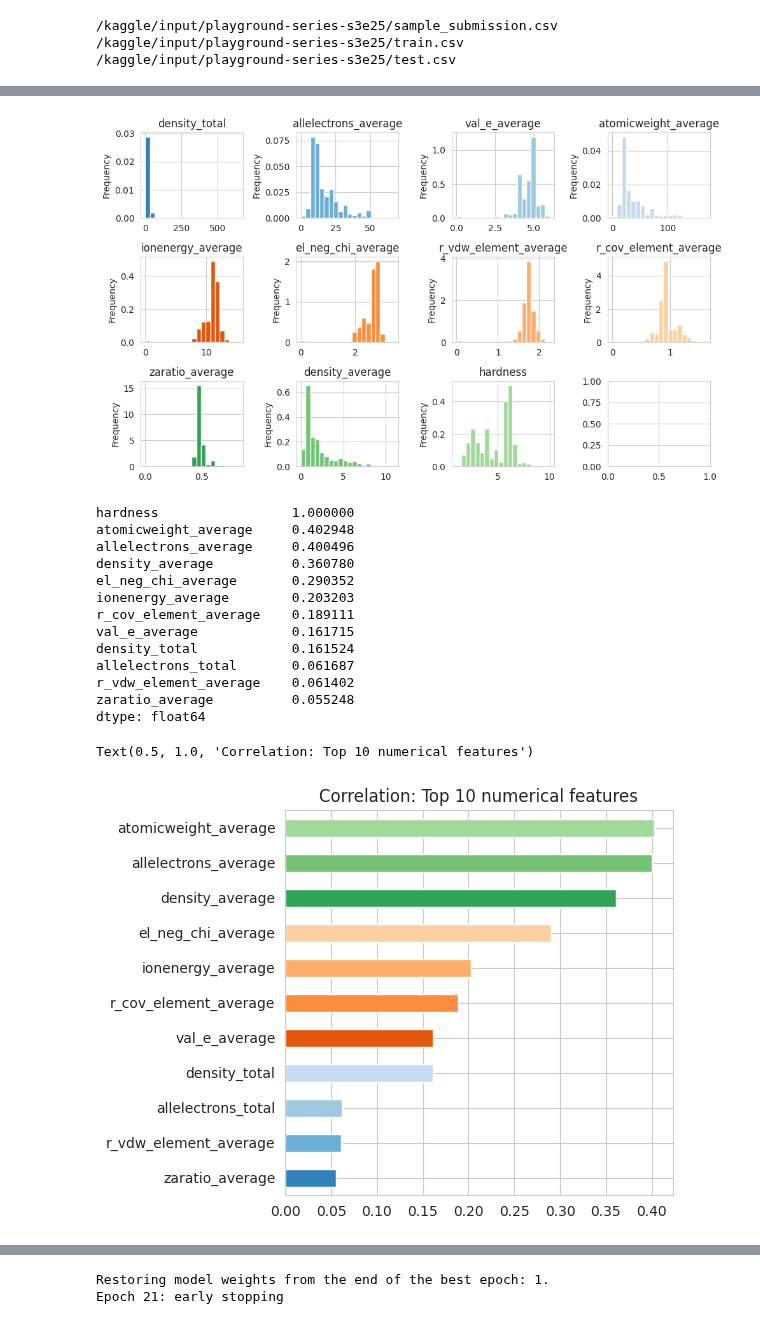
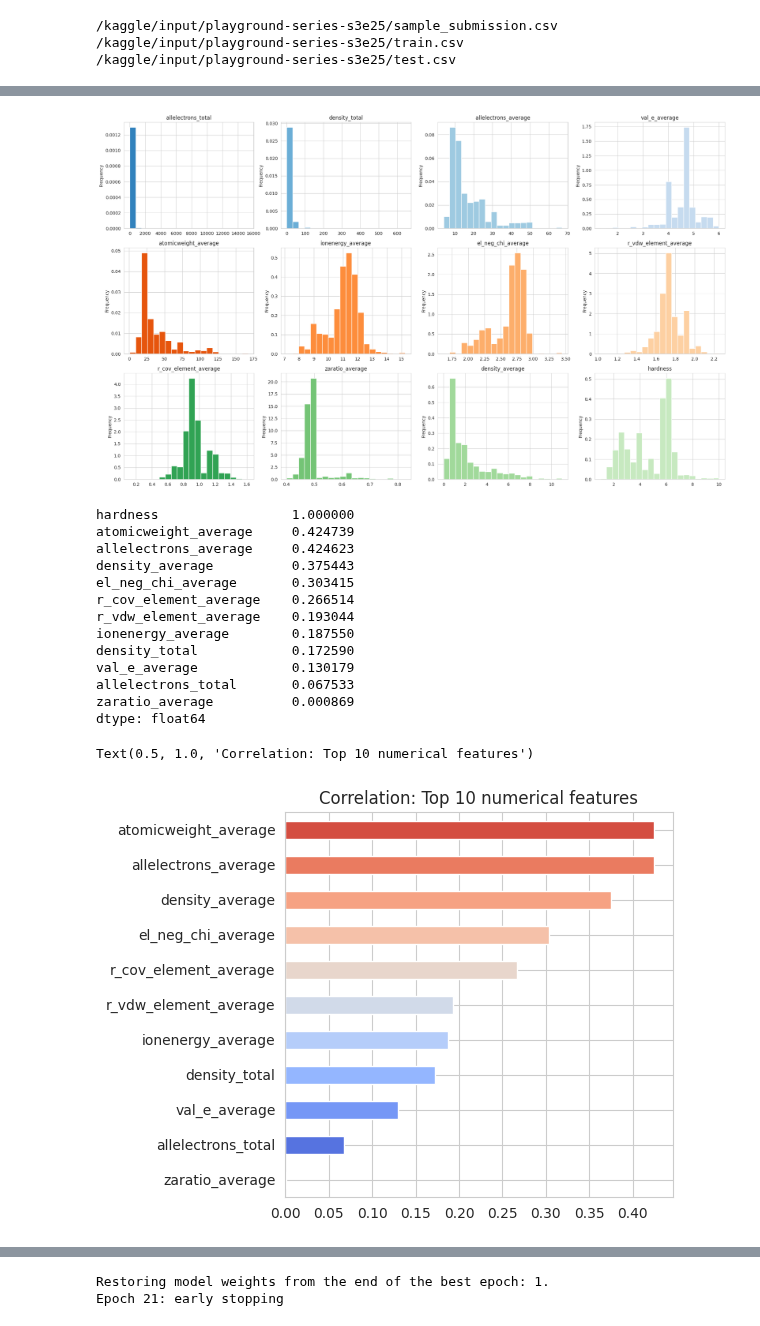
Before and after one commit to abhirup-ghosh/kaggle, a Jupyter notebook: mohs-hardness-fnn-predictor.ipynb, the cells around one changed output, grey strips where cells are left out. Saved outputs shown, nothing was run; the diff lists cells and outputs as text; code cells hidden in the pictures.

```diff
--- a/mohs-hardness-fnn-predictor.ipynb
+++ b/mohs-hardness-fnn-predictor.ipynb
@@ -84,7 +88,7 @@ df_test = pd.read_csv('/kaggle/input/playground-series-s3e25/test.csv')
 #df_train.nunique()
 #df_train.describe().T
 # %%
-def prepare_data(df):
+def prepare_data(df, test=False):
 
     # Make the column names lower-case and uniform
     df.columns = df.columns.str.lower()
@@ -96,7 +100,11 @@ def prepare_data(df):
     #log_cols = ['density_total','atomicweight_average']
     #df[log_cols] = np.log1p(df[log_cols])
 
+    # remove zeros from dataframe
+    if test == False:
+        df = df[~(df.values == 0).any(axis=1)]
+
     return df
 
 df_train = prepare_data(df_train)
-df_test = prepare_data(df_test)
+df_test = prepare_data(df_test, test=True)
@@ -119,20 +118,29 @@ df_train.corr().style.background_gradient(cmap='coolwarm').format(precision=2)
 # %%
 %matplotlib inline
 
 cmap = plt.get_cmap("tab20c")
-colors = cmap(range(df_train.columns[1:].shape[0]))
+colors = cmap(range(df_train.columns.shape[0]))
 
-fig, axs = plt.subplots(ncols=4, nrows=3, figsize=(10, 6))
+fig, axs = plt.subplots(ncols=4, nrows=3, figsize=(20, 12))
 axs = axs.flatten()
 
-for idx, col in enumerate(df_train.columns[1:]):
+for idx, col in enumerate(df_train.columns):
     df_train[col].plot.hist(ax=axs[idx], density=True, bins=20, color=colors[idx])
     axs[idx].set_title(col)
 
 plt.tight_layout()
 # %% [output]
-[figure, old version]
+[figure, new version]
 # %%
+# Define the colormap
+cmap = plt.get_cmap('coolwarm')
+
+# Generate 10 evenly spaced values between 0 and 1
+values = np.linspace(0, 1, len(df_train.columns))
+
+# Get the corresponding colors from the colormap
+colors = cmap(values)
+
 corr = df_train.corrwith(df_train.hardness).abs().sort_values(ascending=False)
 display(corr)
 
@@ -141,17 +149,17 @@ corr[1:][::-1].plot.barh(ax=ax, cmap='tab20c', color=colors)
 ax.set_title('Correlation: Top 10 numerical features')
 # %% [output]
 hardness                 1.000000
-atomicweight_average     0.402948
-allelectrons_average     0.400496
-density_average          0.360780
-el_neg_chi_average       0.290352
-ionenergy_average        0.203203
-r_cov_element_average    0.189111
-val_e_average            0.161715
-density_total            0.161524
-allelectrons_total       0.061687
-r_vdw_element_average    0.061402
-zaratio_average          0.055248
+atomicweight_average     0.424739
+allelectrons_average     0.424623
+density_average          0.375443
+el_neg_chi_average       0.303415
+r_cov_element_average    0.266514
+r_vdw_element_average    0.193044
+ionenergy_average        0.187550
+density_total            0.172590
+val_e_average            0.130179
+allelectrons_total       0.067533
+zaratio_average          0.000869
 dtype: float64
 Text(0.5, 1.0, 'Correlation: Top 10 numerical features')
-[figure, old version]
+[figure, new version]
```
Also changed, not shown: parts of 7 cells of this notebook.
